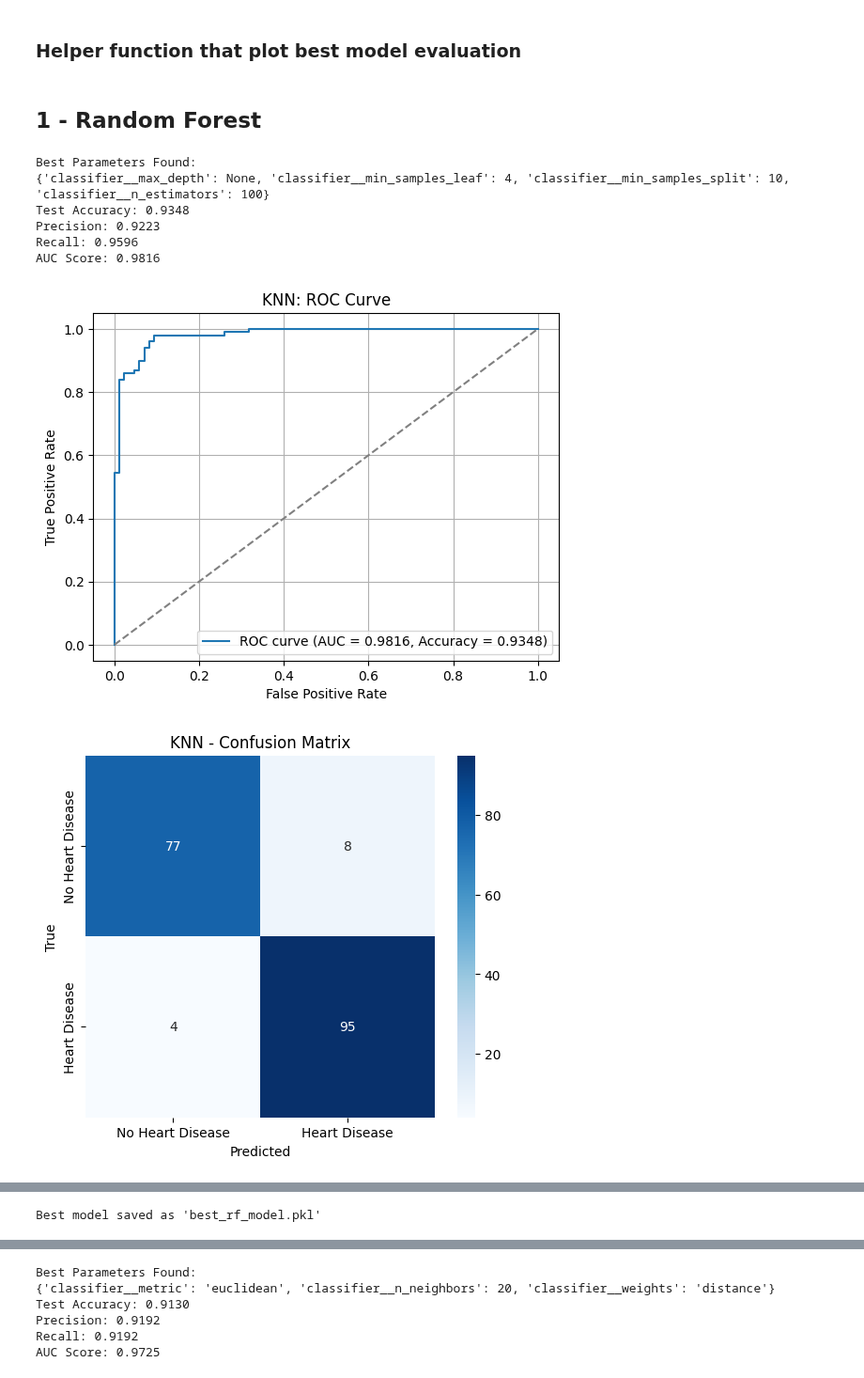
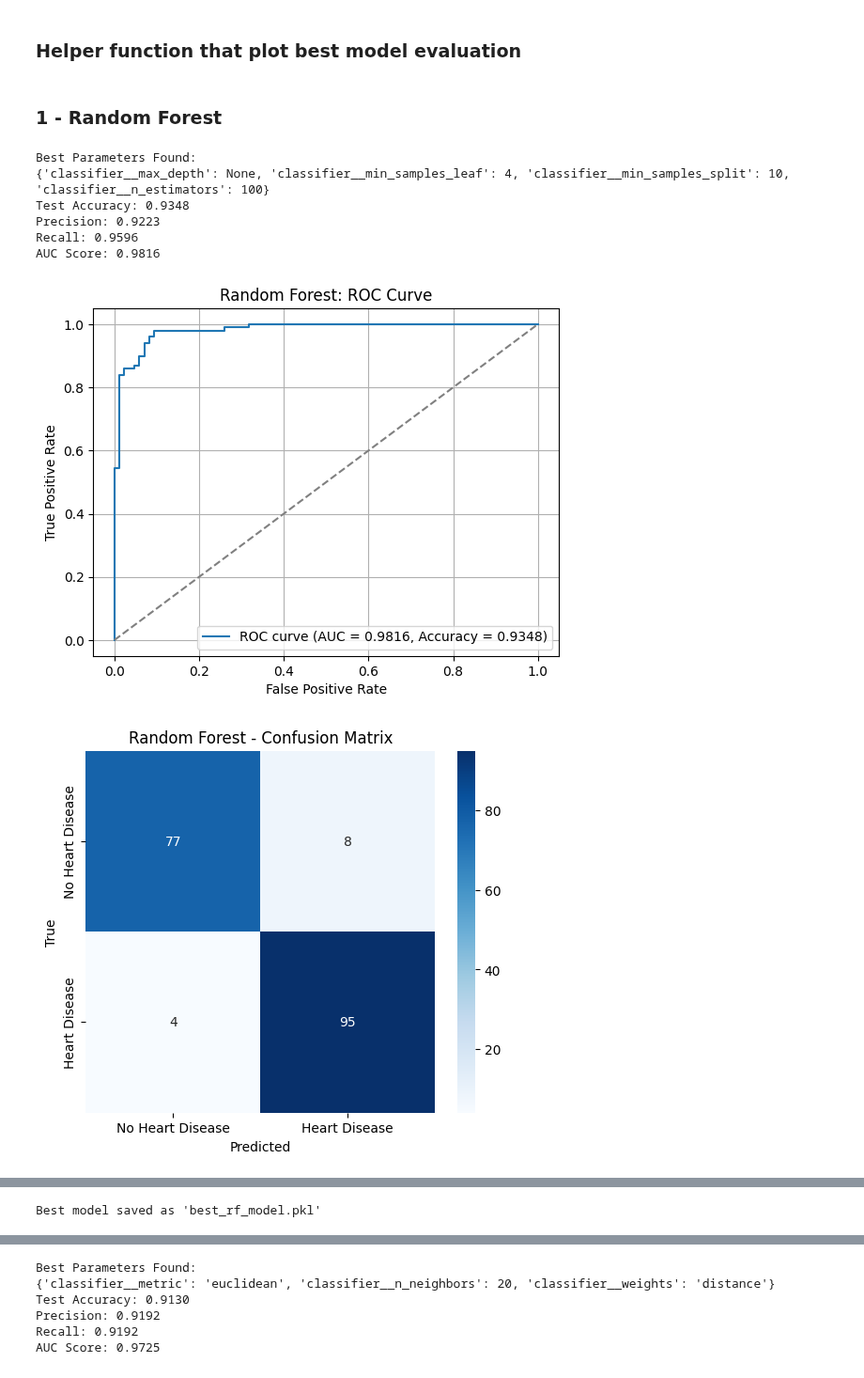
Before and after one commit to khirmas67/Prediction_Of_Heart_Failure, a Jupyter notebook: experiments/all_models_and_comaparison_1.ipynb, the cells around one changed output, grey strips where cells are left out. Shown at 94% size. Drawn from its saved outputs; the diff is of its cells as text; code cells hidden in the pictures.

```diff
--- a/experiments/all_models_and_comaparison_1.ipynb
+++ b/experiments/all_models_and_comaparison_1.ipynb
@@ -108,7 +108,7 @@ def plot_model_evaluation(model_name, y_test, y_pred, y_pred_prob, test_accuracy
     plt.savefig(f"{output_dir}/{model_name}_Scores.png")
     plt.show()
 # %% [markdown]
-## **1 - Random Forest**
+### **1 - Random Forest**
 # %%
 # Create a Random Forest classifier
 rf_classifier = RandomForestClassifier(random_state=67)
@@ -153,33 +153,33 @@ print(f"Recall: {recall:.4f}")
 # Calculate AUC for the best model
 y_pred_prob = best_rf_model.predict_proba(X_test)[:, 1]
 auc_score = roc_auc_score(y_test, y_pred_prob)
 print(f"AUC Score: {auc_score:.4f}")
 
 # Plot ROC Curve
 fpr, tpr, _ = roc_curve(y_test, y_pred_prob)
 
 
 # Plot confusion matrix, AUC_ROC, (accuracy, recall, and precision) for the best model
 plot_model_evaluation(
-    model_name="KNN",
+    model_name="Random Forest",
     y_test=y_test,
     y_pred=y_pred,
     y_pred_prob=y_pred_prob,
     test_accuracy=test_accuracy,
     precision=precision,
     recall=recall
 )
 
 # Save the best model using pickle
 with open('../models/best_rf_model.pkl', 'wb') as file:
     joblib.dump(best_rf_model, file)
     print("Best model saved as 'best_rf_model.pkl'")
 # %% [output]
 Best Parameters Found:
 {'classifier__max_depth': None, 'classifier__min_samples_leaf': 4, 'classifier__min_samples_split': 10, 'classifier__n_estimators': 100}
 Test Accuracy: 0.9348
 Precision: 0.9223
 Recall: 0.9596
 AUC Score: 0.9816
-[figure, old version]
+[figure, new version]
-[figure, old version]
+[figure, new version]
```
Also changed, not shown: parts of 11 cells of this notebook, 23 other files.
